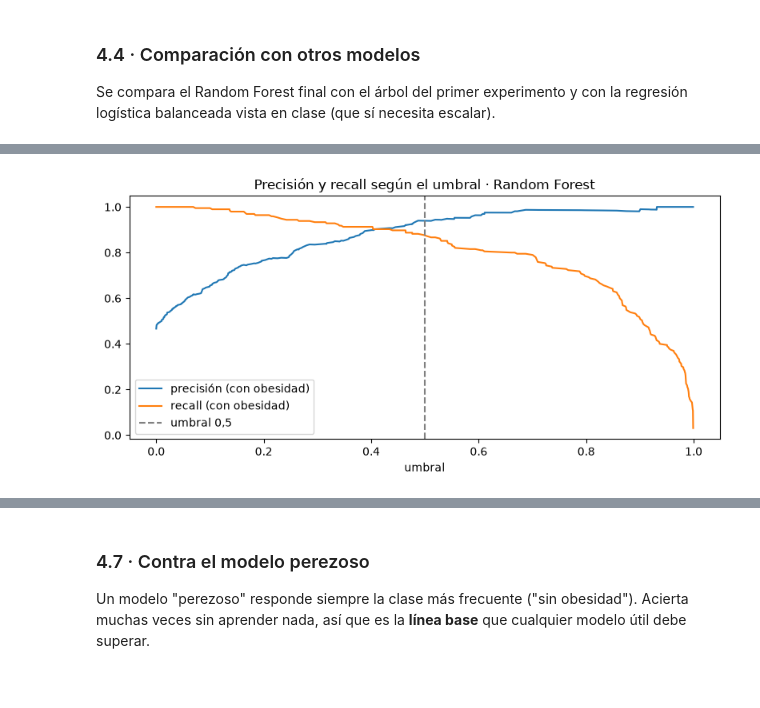
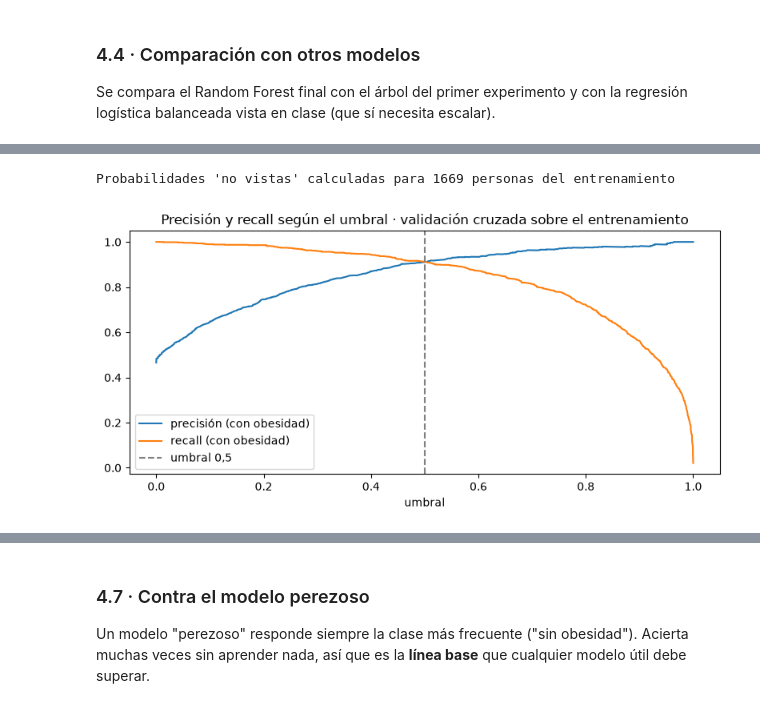
Before and after one commit to Mayerly3suarez/ML_2026Q4, a Jupyter notebook: src/Actividades_Evaluativas/EA3_modelo.ipynb, the cells around one changed output, grey strips where cells are left out. Cells and saved outputs as stored; diff of their text form; code cells hidden in the pictures.

Commit message:
EA3:se elige el umbral con validación cruzada sobre el entrenamiento

```diff
--- a/src/Actividades_Evaluativas/EA3_modelo.ipynb
+++ b/src/Actividades_Evaluativas/EA3_modelo.ipynb
@@ -669,18 +675,25 @@ Por eso conviene **priorizar el recall** de la clase "con obesidad", sin que la
 # %%
-from sklearn.metrics import precision_recall_curve
+from sklearn.metrics import accuracy_score, f1_score, precision_recall_curve, precision_score, recall_score
+from sklearn.model_selection import cross_val_predict
 
-p_obesidad = bosque.predecir_proba(bosque.X_test)[1].to_numpy()
-precision, recall, umbrales = precision_recall_curve(bosque.y_test, p_obesidad)
+validacion_umbral = StratifiedKFold(n_splits=5, shuffle=True, random_state=SEMILLA)
+p_validacion = cross_val_predict(clone(bosque.pipeline), bosque.X_train, bosque.y_train,
+                                 cv=validacion_umbral, method="predict_proba")[:, 1]
+y_validacion = bosque.y_train.to_numpy()
+print(f"Probabilidades 'no vistas' calculadas para {len(p_validacion)} personas del entrenamiento")
+
+precision, recall, umbrales = precision_recall_curve(y_validacion, p_validacion)
 
 fig, ax = plt.subplots(figsize=(8, 4))
 ax.plot(umbrales, precision[:-1], label="precisión (con obesidad)")
 ax.plot(umbrales, recall[:-1], label="recall (con obesidad)")
 ax.axvline(0.5, color="gray", linestyle="--", label="umbral 0,5")
 ax.set_xlabel("umbral")
-ax.set_title("Precisión y recall según el umbral · Random Forest")
+ax.set_title("Precisión y recall según el umbral · validación cruzada sobre el entrenamiento")
 ax.legend()
 plt.tight_layout()
 plt.savefig("graficas/EA3_umbral.png", dpi=120)
 plt.show()
 # %% [output]
+Probabilidades 'no vistas' calculadas para 1669 personas del entrenamiento
-[figure, old version]
+[figure, new version]
```
Also changed, not shown: parts of 16 cells of this notebook.
